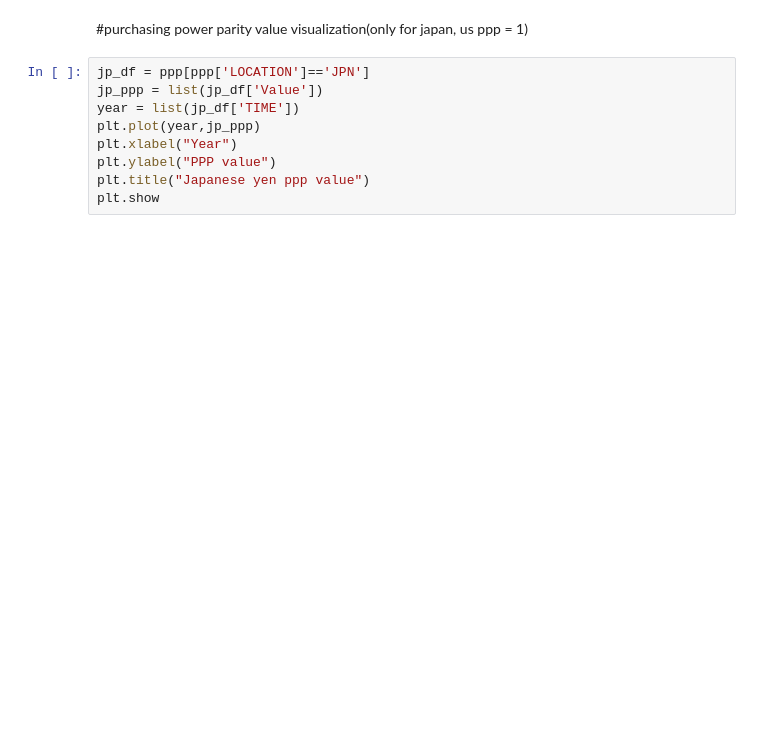
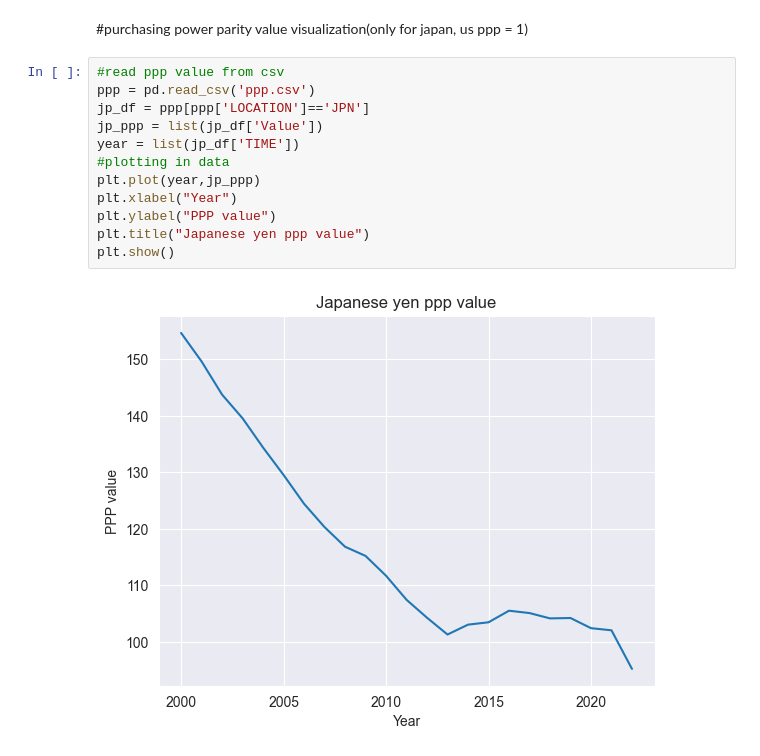
Before and after one commit to K0725/ExchangeRate_Analysis, a Jupyter notebook: group_project/Project Demo.ipynb, the cells around one changed output. Cells and saved outputs as stored; diff of their text form; blank space fills up the shorter version.

Commit message:
demo(revised)
include exchange rate graph from 2000 to 2023, 2013 to 2023
include GDP graph of us and jp
include ppp value graph of jp

```diff
--- a/group_project/Project Demo.ipynb
+++ b/group_project/Project Demo.ipynb
@@ -125,11 +140,16 @@ plt.show()
 # %% [markdown]
 #purchasing power parity value visualization(only for japan, us ppp = 1)
 # %%
+#read ppp value from csv
+ppp = pd.read_csv('ppp.csv')
 jp_df = ppp[ppp['LOCATION']=='JPN']
 jp_ppp = list(jp_df['Value'])
 year = list(jp_df['TIME'])
+#plotting in data
 plt.plot(year,jp_ppp)
 plt.xlabel("Year")
 plt.ylabel("PPP value")
 plt.title("Japanese yen ppp value")
-plt.show
+plt.show()
+# %% [output]
+[figure, added]
```
Also changed, not shown: parts of 20 cells of this notebook.
